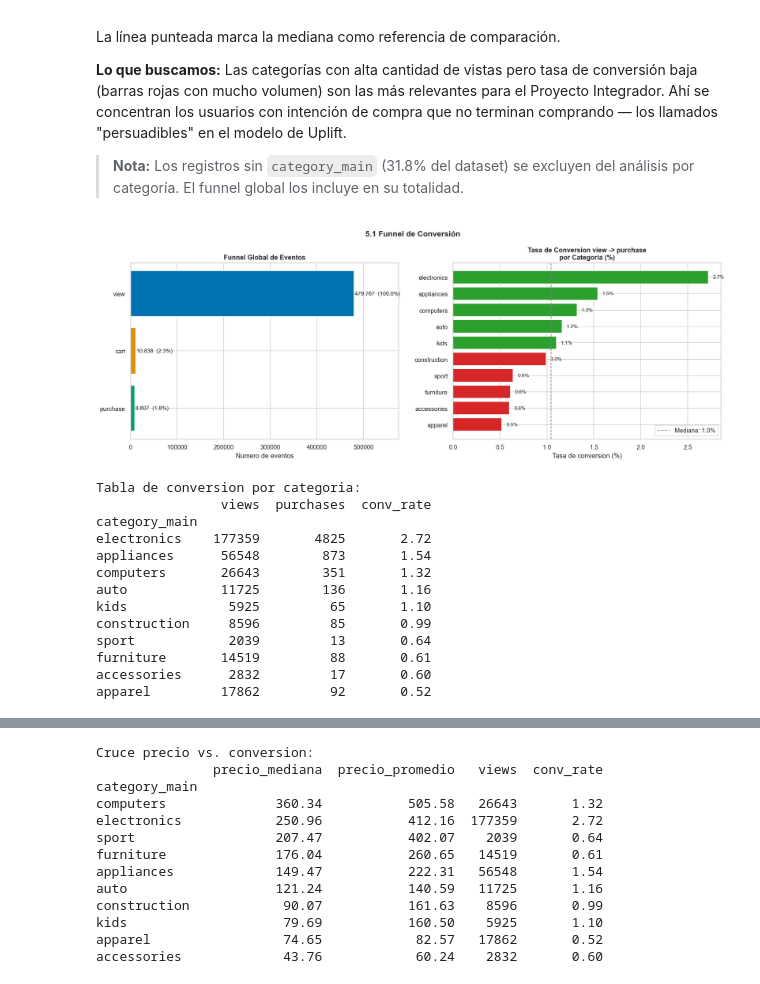
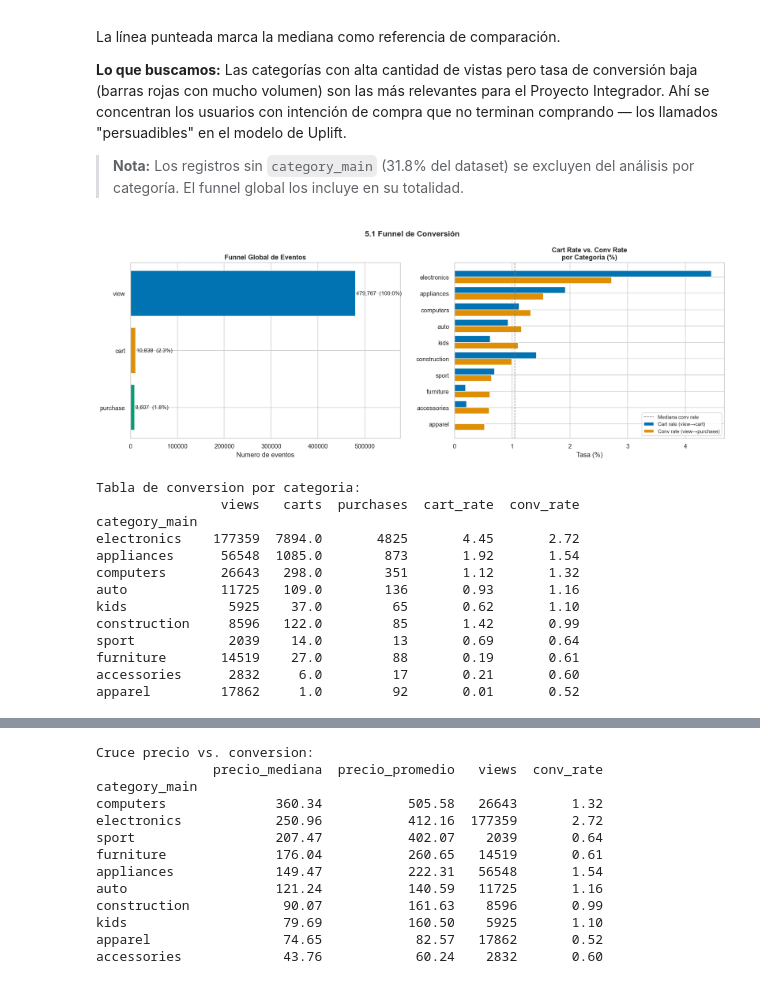
Before and after one commit to HeiderZapata/taller_visualiza_datos, a Jupyter notebook: taller 2.ipynb, the cells around one changed output, grey strips where cells are left out. Cells and saved outputs as stored; diff of their text form; code cells hidden in the pictures.

Commit message:
Se añade hipótesis encontrada con el análisis exploratorio, se corrige hallazgo 1 incluyendo el car rate por categoría

```diff
--- a/taller 2.ipynb
+++ b/taller 2.ipynb
@@ -390,62 +390,74 @@ event_counts = df_muestra['event_type'].value_counts().reindex(['view', 'cart',
 
 bars = axes[0].barh(event_counts.index, event_counts.values,
                     color=sns.color_palette('colorblind', 3))
 axes[0].set_title('Funnel Global de Eventos', fontweight='bold')
 axes[0].set_xlabel('Numero de eventos')
 
 for bar, val in zip(bars, event_counts.values):
     pct = val / event_counts['view'] * 100
     axes[0].text(bar.get_width() + 1500, bar.get_y() + bar.get_height()/2,
                  f'{val:,}  ({pct:.1f}%)', va='center', fontsize=10)
 
 axes[0].invert_yaxis()
 axes[0].set_xlim(0, event_counts['view'] * 1.2)
 
-# --- Gráfico derecho: Tasa de conversión por categoría ---
+# --- Gráfico derecho: cart_rate y conv_rate por categoría ---
 df_cat = df_muestra[df_muestra['category_main'].notna()].copy()
 
 views_cat    = df_cat[df_cat['event_type'] == 'view'].groupby('category_main')['user_id'].count()
+cart_cat     = df_cat[df_cat['event_type'] == 'cart'].groupby('category_main')['user_id'].count()
 purchase_cat = df_cat[df_cat['event_type'] == 'purchase'].groupby('category_main')['user_id'].count()
 
-conv_df = pd.DataFrame({'views': views_cat, 'purchases': purchase_cat}).fillna(0)
+conv_df = pd.DataFrame({
+    'views': views_cat,
+    'carts': cart_cat,
+    'purchases': purchase_cat
+}).fillna(0)
+
 conv_df['conv_rate'] = (conv_df['purchases'] / conv_df['views'] * 100).round(2)
-conv_df = conv_df[conv_df['views'] >= 500].sort_values('conv_rate', ascending=True)
+conv_df['cart_rate'] = (conv_df['carts'] / conv_df['views'] * 100).round(2)
 
-mediana = conv_df['conv_rate'].median()
-colores = ['#d62728' if v < mediana else '#2ca02c' for v in conv_df['conv_rate']]
+conv_sorted = conv_df[conv_df['views'] >= 500].sort_values('conv_rate', ascending=True)
 
-axes[1].barh(conv_df.index, conv_df['conv_rate'], color=colores)
-axes[1].axvline(mediana, color='gray', linestyle='--', linewidth=1.2,
-                label=f'Mediana: {mediana:.1f}%')
-axes[1].set_title('Tasa de Conversion view -> purchase\npor Categoria (%)', fontweight='bold')
-axes[1].set_xlabel('Tasa de conversion (%)')
-axes[1].legend()
+x = range(len(conv_sorted))
+width = 0.4
+colores_cb = sns.color_palette('colorblind', 2)
 
-for i, (idx, row) in enumerate(conv_df.iterrows()):
-    axes[1].text(row['conv_rate'] + 0.05, i, f"{row['conv_rate']:.1f}%",
-                 va='center', fontsize=9)
+axes[1].barh([i + width/2 for i in x], conv_sorted['cart_rate'],
+             height=width, color=colores_cb[0], label='Cart rate (view→cart)')
+axes[1].barh([i - width/2 for i in x], conv_sorted['conv_rate'],
+             height=width, color=colores_cb[1], label='Conv rate (view→purchase)')
+
+axes[1].set_yticks(list(x))
+axes[1].set_yticklabels(conv_sorted.index)
+axes[1].set_title('Cart Rate vs. Conv Rate\npor Categoria (%)', fontweight='bold')
+axes[1].set_xlabel('Tasa (%)')
+axes[1].axvline(conv_sorted['conv_rate'].median(), color='gray',
+                linestyle='--', linewidth=1, label='Mediana conv rate')
+axes[1].legend(fontsize=9)
 
 plt.tight_layout()
 plt.savefig('exploracion_01_funnel.png', bbox_inches='tight')
 plt.show()
 
 print("\nTabla de conversion por categoria:")
-print(conv_df[['views', 'purchases', 'conv_rate']].sort_values('conv_rate', ascending=False))
+print(conv_sorted[['views', 'carts', 'purchases', 'cart_rate', 'conv_rate']]
+      .sort_values('conv_rate', ascending=False))
 # %% [output]
-[figure, old version]
+[figure, new version]
 Tabla de conversion por categoria:
-                views  purchases  conv_rate
+                views   carts  purchases  cart_rate  conv_rate
 category_main
-electronics    177359       4825       2.72
-appliances      56548        873       1.54
-computers       26643        351       1.32
-auto            11725        136       1.16
-kids             5925         65       1.10
-construction     8596         85       0.99
-sport            2039         13       0.64
-furniture       14519         88       0.61
-accessories      2832         17       0.60
-apparel         17862         92       0.52
+electronics    177359  7894.0       4825       4.45       2.72
+appliances      56548  1085.0        873       1.92       1.54
+computers       26643   298.0        351       1.12       1.32
+auto            11725   109.0        136       0.93       1.16
+kids             5925    37.0         65       0.62       1.10
+construction     8596   122.0         85       1.42       0.99
+sport            2039    14.0         13       0.69       0.64
+furniture       14519    27.0         88       0.19       0.61
+accessories      2832     6.0         17       0.21       0.60
+apparel         17862     1.0         92       0.01       0.52
 # %% [markdown]
 **Hallazgo 1**
 
```
Also changed, not shown: parts of 12 cells of this notebook, 3 other files.
